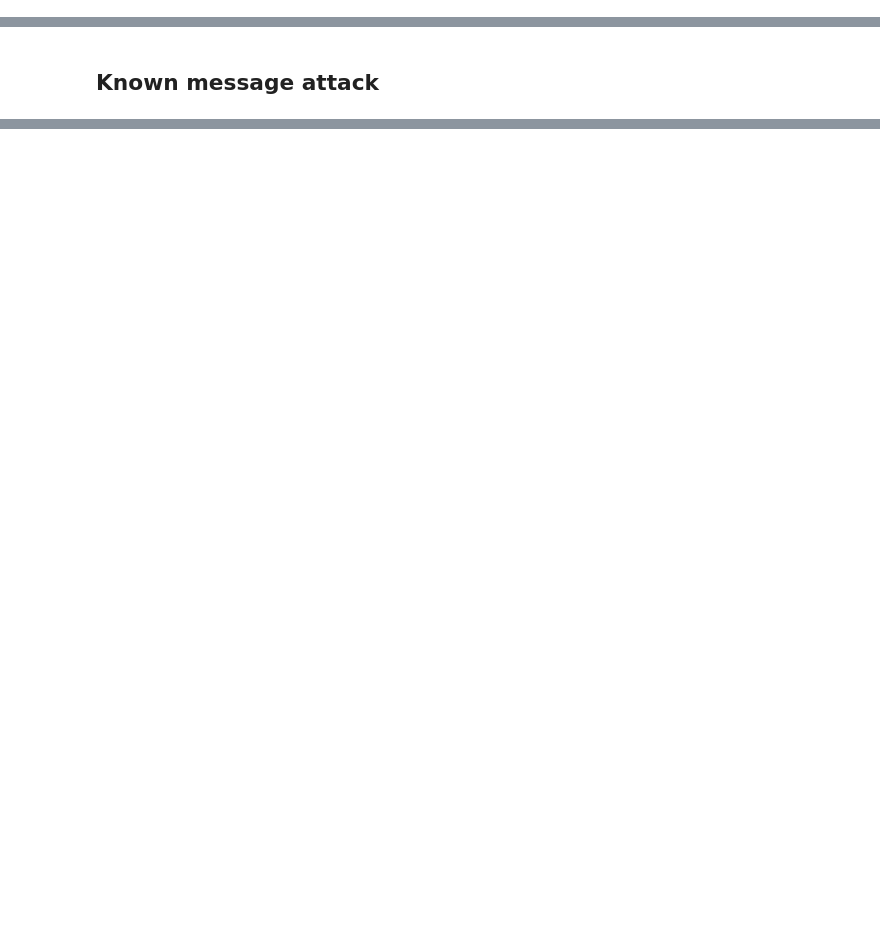
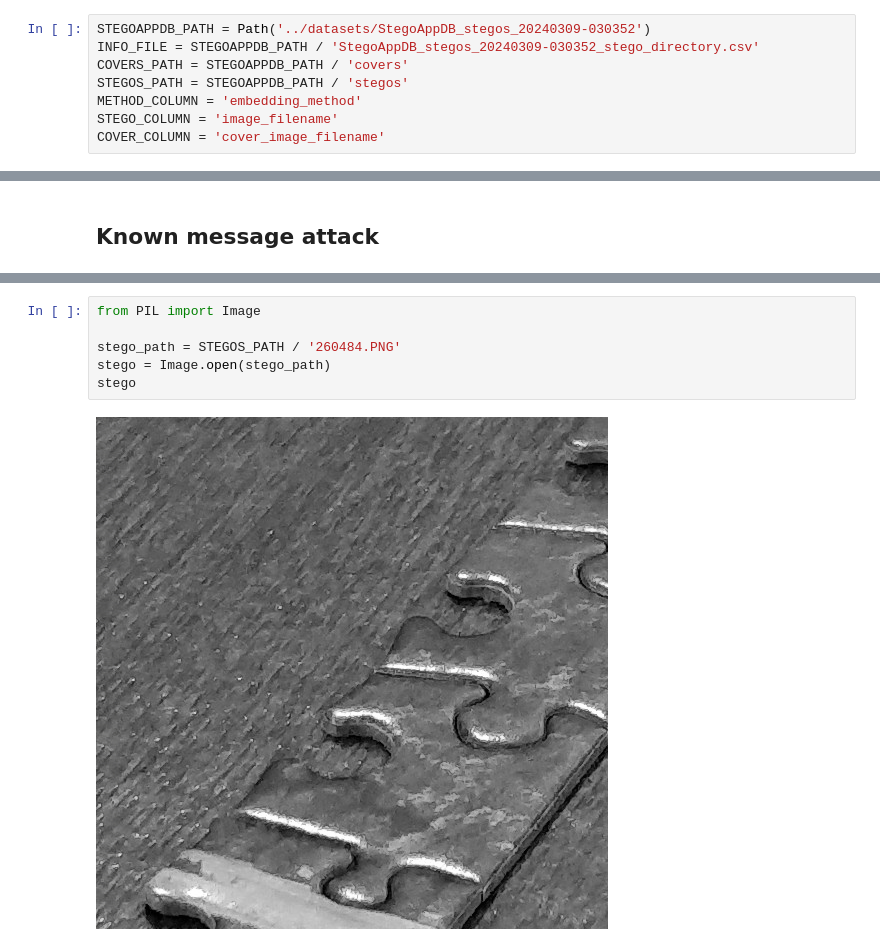
Before and after one commit to fabianloewe/master-thesis, a Jupyter notebook: notebooks/detect-algo.ipynb, the cells around one changed output, grey strips where cells are left out. Saved outputs shown, nothing was run; the diff lists cells and outputs as text; blank space fills up the shorter version.

```diff
--- a/notebooks/detect-algo.ipynb
+++ b/notebooks/detect-algo.ipynb
@@ -38,0 +18,8 @@ Found the following embedding methods: MobiStego, PixelKnot, PocketStego, Pictog
+# %%
+STEGOAPPDB_PATH = Path('../datasets/StegoAppDB_stegos_20240309-030352')
+INFO_FILE = STEGOAPPDB_PATH / 'StegoAppDB_stegos_20240309-030352_stego_directory.csv'
+COVERS_PATH = STEGOAPPDB_PATH / 'covers'
+STEGOS_PATH = STEGOAPPDB_PATH / 'stegos'
+METHOD_COLUMN = 'embedding_method'
+STEGO_COLUMN = 'image_filename'
+COVER_COLUMN = 'cover_image_filename'
@@ -167,0 +138,8 @@ TypeError: argument of type 'NoneType' is not iterable
+# %%
+from PIL import Image
+
+stego_path = STEGOS_PATH / '260484.PNG'
+stego = Image.open(stego_path)
+stego
+# %% [output]
+[figure, added]
```
Also changed, not shown: parts of 25 cells of this notebook, 59 other files.
